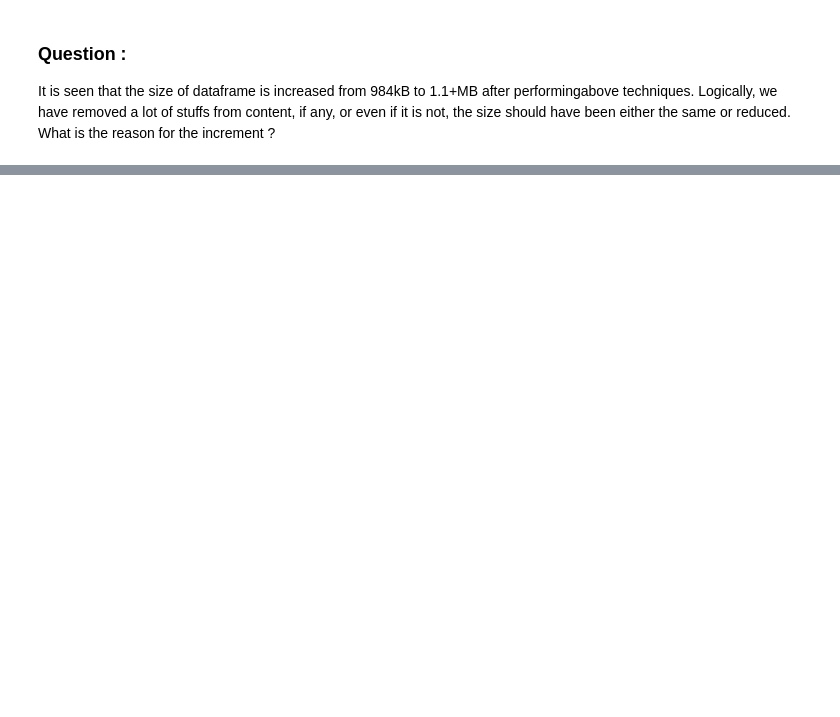
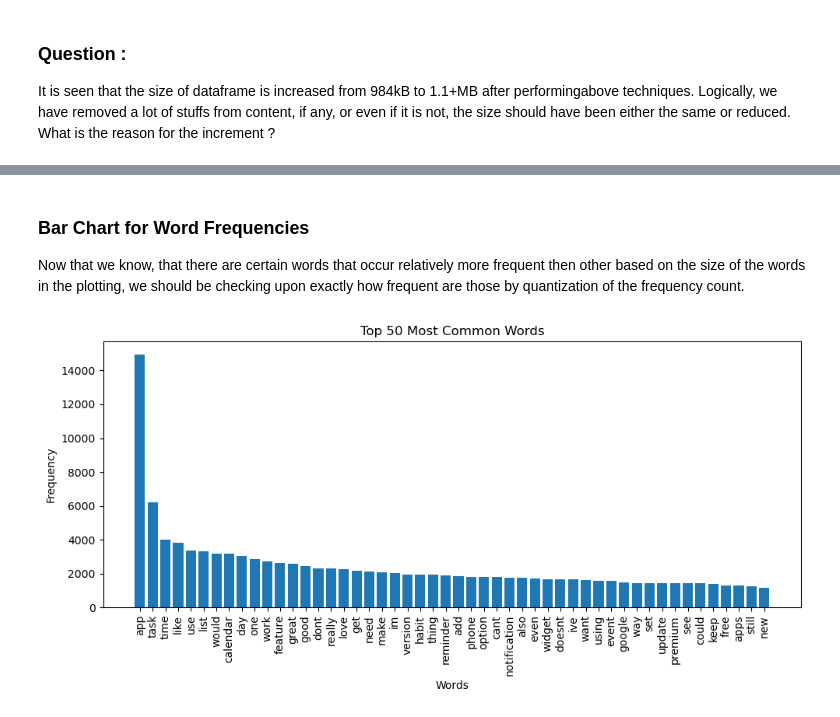
Before and after one commit to springboardmentor112/SentimentAnalysis-TextClassification, a Jupyter notebook: sentimentAnalysis.ipynb, the cells around one changed output, grey strips where cells are left out. Drawn from its saved outputs; the diff is of its cells as text; code cells hidden in the pictures; blank space fills up the shorter version.

```diff
--- a/sentimentAnalysis.ipynb
+++ b/sentimentAnalysis.ipynb
@@ -280,3 +355,4 @@ reviewData.sample(5)
 # %%
 # Removing links using regex match
 reviewData['content'] = reviewData['content'].apply(lambda x: re.sub(r'http\S+', '', x))
+reviewData['content'] = reviewData['content'].astype('string')
@@ -338,0 +581,25 @@ It is seen that the size of dataframe is increased from 984kB to 1.1+MB after pe
+# %% [markdown]
+### Bar Chart for Word Frequencies
+Now that we know, that there are certain words that occur relatively more frequent then other based on the size of the words in the plotting, we should be checking upon exactly how frequent are those by quantization of the frequency count.
+# %%
+from collections import Counter
+import matplotlib.pyplot as plt
+import mplcursors
+
+# Split text data into words and count frequencies
+words = text_data.split()
+word_counts = Counter(words)
+
+# Plot bar chart
+common_words = word_counts.most_common(50)  # Top 10 most common words
+plt.figure(figsize=(10, 5))
+plt.bar([word[0] for word in common_words], [word[1] for word in common_words])
+plt.xlabel('Words')
+plt.ylabel('Frequency')
+plt.title('Top 50 Most Common Words')
+plt.xticks(rotation=90)
+plt.tight_layout()
+mplcursors.cursor(hover=True).connect("add", lambda sel: sel.annotation.set_text(f"Frequency: {sel.artist.get_height()}"))
+plt.show()
+# %% [output]
+[figure, added]
```
Also changed, not shown: parts of 40 cells of this notebook.
